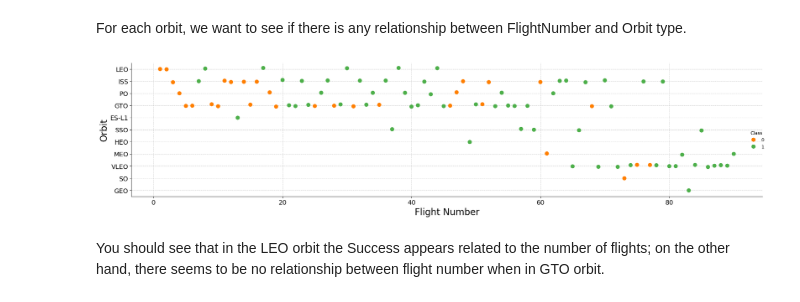
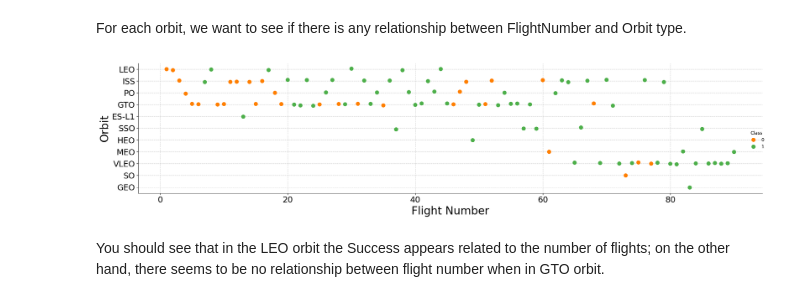
Before and after one commit to andreypomortsev/spacey-ibm-ds-project, a Jupyter notebook: eda_dataviz.ipynb, the cells around one changed output. Saved outputs shown, nothing was run; the diff lists cells and outputs as text; code cells hidden in the pictures.

Commit message:
Plot improvements

```diff
--- a/eda_dataviz.ipynb
+++ b/eda_dataviz.ipynb
@@ -300,25 +300,25 @@ For each orbit, we want to see if there is any relationship between FlightNumber
 # %%
 # Plot a scatter point chart with x axis to be FlightNumber and y axis to be the Orbit, and hue to be the class value
 sns.catplot(
     y="Orbit", x="FlightNumber", hue="Class", data=df, aspect=4, size=9, palette=palette
 )
-plt.xlabel("Flight Number", fontsize=20)
-plt.ylabel("Orbit", fontsize=20)
-plt.xticks(fontsize=14)
-plt.yticks(fontsize=14)
+plt.xlabel("Flight Number", fontsize=24)
+plt.ylabel("Orbit", fontsize=24)
+plt.xticks(fontsize=18)
+plt.yticks(fontsize=18)
 
 # Customize the appearance of the grid lines
 plt.grid(axis="both", linestyle="--", alpha=0.6)
 
 # Add tight_layout at the end
 plt.tight_layout()
 
 # Save the plot to a file
 plt.savefig("EDA_plots/eda_dataviz_orbit_vs_flightnumber_plot.png", dpi=150)
 
 plt.show()
 # %% [output]
-[figure, old version]
+[figure, new version]
 # %% [markdown]
 You should see that in the LEO orbit the Success appears related to the number of flights; on the other hand, there seems to be no relationship between flight number when in GTO orbit.
 # %% [markdown]
```
Also changed, not shown: parts of 3 cells of this notebook, 3 other files.
